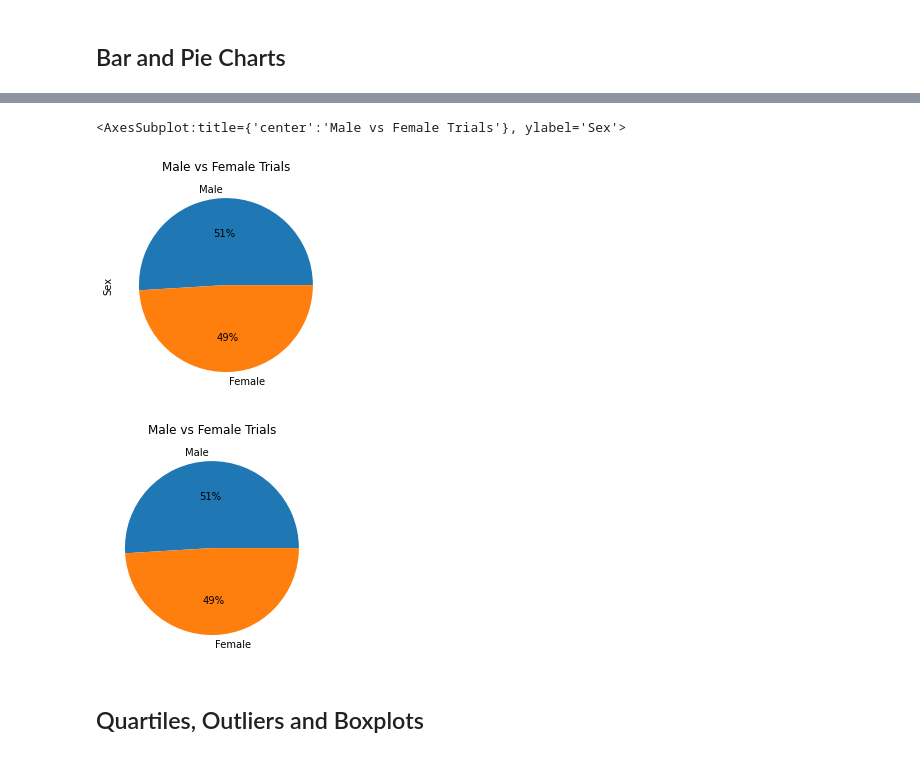
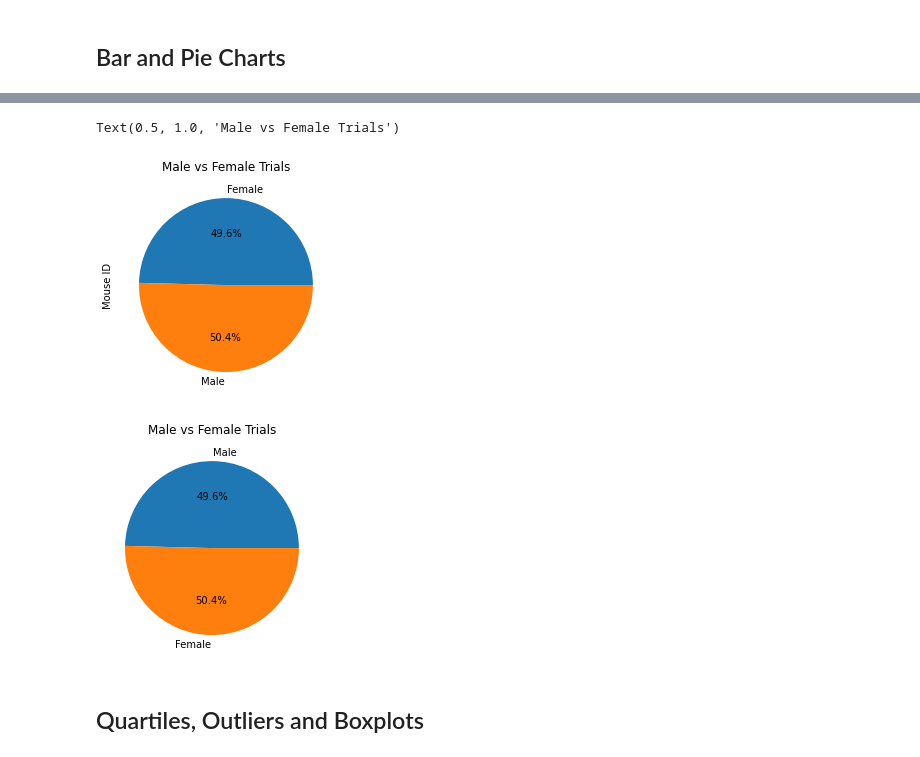
Before and after one commit to tomjp90/matplotlib-challenge, a Jupyter notebook: Pymaceuticals/pymaceuticals_starter.ipynb, the cells around one changed output, grey strips where cells are left out. Drawn from its saved outputs; the diff is of its cells as text; code cells hidden in the pictures.

```diff
--- a/Pymaceuticals/pymaceuticals_starter.ipynb
+++ b/Pymaceuticals/pymaceuticals_starter.ipynb
@@ -200,18 +210,18 @@ plt.show()
 # %%
 # Generate a pie plot showing the distribution of female versus male mice using pandas
-malevsfemale = mousestudy_cleaned["Sex"].value_counts().plot.pie(autopct = '%1.0f%%')
+malevsfemale_grouped = mousestudy_cleaned.groupby("Sex").nunique()
+malevsfemale = malevsfemale_grouped["Mouse ID"].plot.pie(autopct = '%1.1f%%')
 malevsfemale.set_title("Male vs Female Trials")
-malevsfemale
 # %% [output]
-<AxesSubplot:title={'center':'Male vs Female Trials'}, ylabel='Sex'>
+Text(0.5, 1.0, 'Male vs Female Trials')
-[figure, old version]
+[figure, new version]
 # %%
 # Generate a pie plot showing the distribution of female versus male mice using pyplot
-plt.pie(mousestudy_cleaned["Sex"].value_counts(),autopct = '%1.0f%%', labels = ["Male","Female"])
+plt.pie(malevsfemale_grouped["Mouse ID"], autopct = '%1.1f%%', labels = ["Male","Female"])
 plt.title("Male vs Female Trials")
 plt.show()
 # %% [output]
-[figure, old version]
+[figure, new version]
 # %% [markdown]
 ## Quartiles, Outliers and Boxplots
 # %%
```
Also changed, not shown: parts of 14 cells of this notebook.
